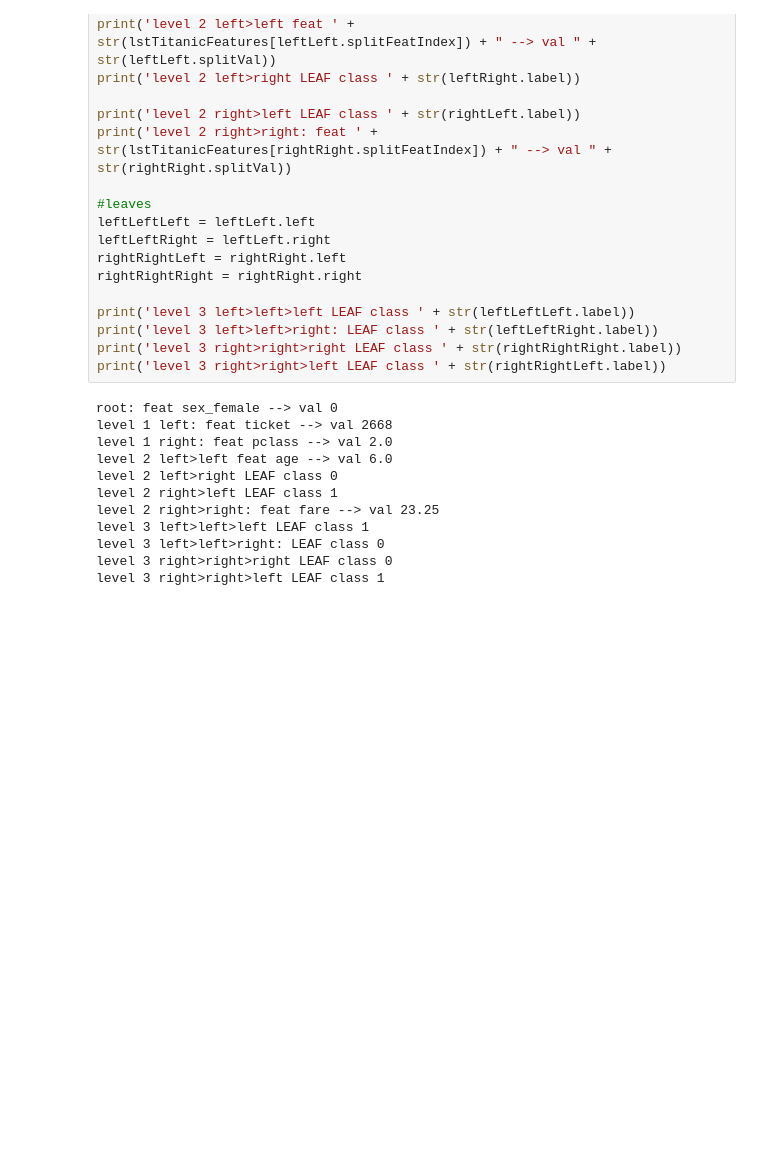
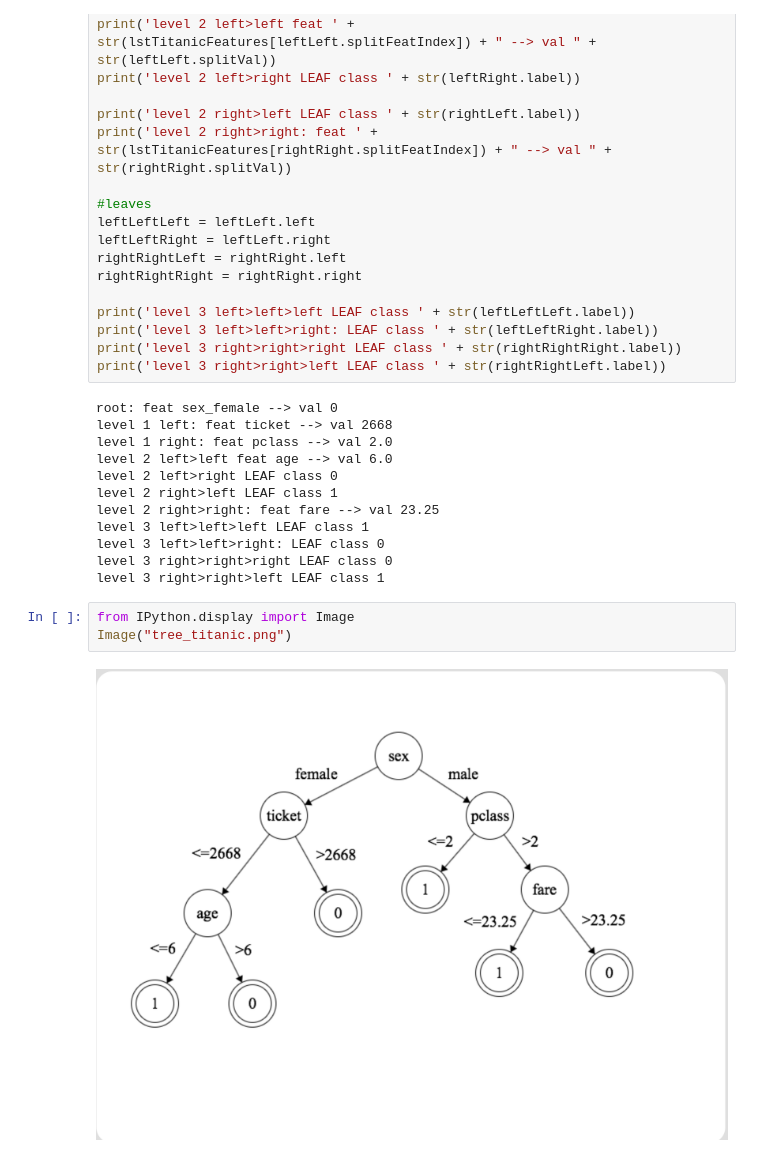
Before and after one commit to maialena/CS189-Machine_Learning, a Jupyter notebook: hw5/189_HW5.ipynb, the cells around one changed output. Saved outputs shown, nothing was run; the diff lists cells and outputs as text; blank space fills up the shorter version.

```diff
--- a/hw5/189_HW5.ipynb
+++ b/hw5/189_HW5.ipynb
@@ -885,3 +917,8 @@ level 3 left>left>left LEAF class 1
 level 3 left>left>right: LEAF class 0
 level 3 right>right>right LEAF class 0
 level 3 right>right>left LEAF class 1
+# %%
+from IPython.display import Image
+Image("tree_titanic.png")
+# %% [output]
+[figure, added]
```
Also changed, not shown: parts of 15 cells of this notebook.
